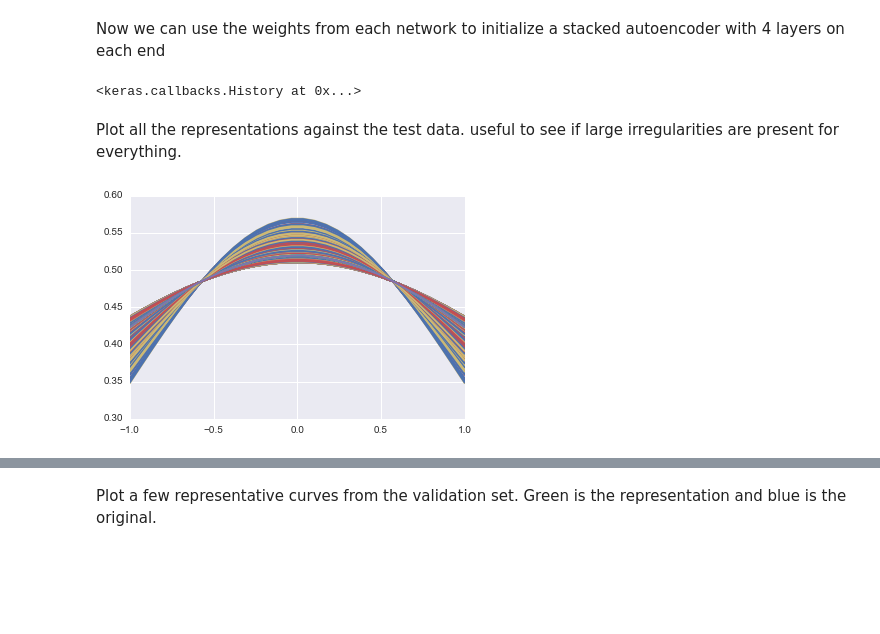
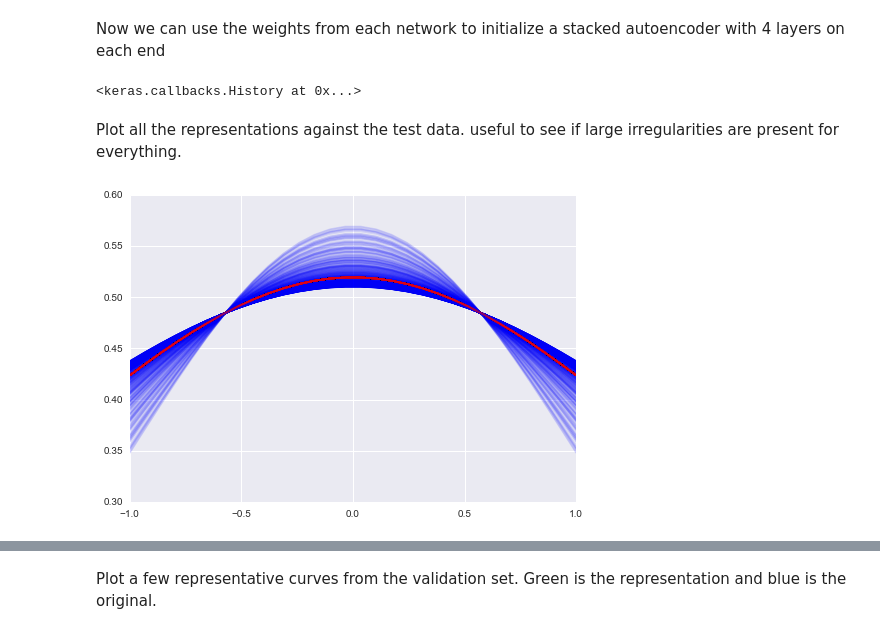
Before and after one commit to efrubin/SpringJP-Autoencoders, a Jupyter notebook: Pretraining Autoencoders for the Toy Problem.ipynb, the cells around one changed output, grey strips where cells are left out. Saved outputs shown, nothing was run; the diff lists cells and outputs as text; code cells hidden in the pictures; blank space fills up the shorter version.

```diff
--- a/Pretraining Autoencoders for the Toy Problem.ipynb
+++ b/Pretraining Autoencoders for the Toy Problem.ipynb
@@ -102,30 +113,40 @@ h4 = model4.predict(h3)
 # %% [markdown]
 Now we can use the weights from each network to initialize a stacked autoencoder with 4 layers on each end
 # %%
+%%capture
+from exceptions import AttributeError
+from keras.layers import Activation
 W1 = ae1.get_weights()
 W2 = ae2.get_weights()
 W3 = ae3.get_weights()
 W4 = ae4.get_weights()
 
 encoder = containers.Sequential()
-encoder.add(Dense(output_dim = 30, input_dim = 61, weights=W1[0:2]))
-encoder.add(Dense(output_dim = 15, weights = W2[0:2], activation='sigmoid'))
-encoder.add(Dense(output_dim = 7, weights = W3[0:2], activation='sigmoid'))
-encoder.add(Dense(output_dim = 3, weights = W4[0:2], activation='sigmoid'))
+encoder.add(Dense(output_dim = DIMS[1], input_dim = DIMS[0], weights=W1[0:2], activation='linear'))
+encoder.add(Activation('linear', name = 'linear'))
+encoder.add(Dense(output_dim = DIMS[2], weights = W2[0:2]))
+encoder.add(Activation(ACT, name=ACT))
+encoder.add(Dense(output_dim = DIMS[3], weights = W3[0:2]))
+encoder.add(Activation(ACT, name=ACT))
+encoder.add(Dense(output_dim = DIMS[4], weights = W4[0:2]))
+encoder.add(Activation(ACT, name=ACT))
 
 decoder = containers.Sequential()
-decoder.add(Dense(output_dim = 7, input_dim = 3, weights = W4[2:4], activation='sigmoid'))
-decoder.add(Dense(output_dim = 15, weights = W3[2:4], activation='sigmoid'))
-decoder.add(Dense(output_dim = 30, weights = W2[2:4], activation='sigmoid'))
-decoder.add(Dense(output_dim = 61, weights = W1[2:4]))
+decoder.add(Dense(output_dim = DIMS[3], input_dim = DIMS[4], weights = W4[2:4]))
+decoder.add(Activation(ACT, name = ACT))
+decoder.add(Dense(output_dim = DIMS[2], weights = W3[2:4]))
+decoder.add(Activation(ACT, name = ACT))
+decoder.add(Dense(output_dim = DIMS[1], weights = W2[2:4]))
+decoder.add(Activation(ACT, name = ACT))
+decoder.add(Dense(output_dim = DIMS[0], weights = W1[2:4], activation='linear'))
 
-masterAE = AutoEncoder(encoder=encoder, decoder=decoder, output_reconstruction=True)
+masterAE = AutoEncoder(encoder=encoder, decoder=decoder)
 masterModel = models.Sequential()
 masterModel.add(masterAE)
+
+masterModel.compile(optimizer='sgd', loss='mse')
+masterModel.fit(X_train, X_train, nb_epoch=100, callbacks = [callbacks.TensorBoard(log_dir='./logs', histogram_freq=0)])
+# %% [output]
+<keras.callbacks.History at 0x...>
-# %%
-masterModel.compile(optimizer='sgd', loss='mse')
-masterModel.fit(X_train, X_train, nb_epoch=100)
-# %% [output]
-<keras.callbacks.History at 0x...>
 # %%
 representations = masterModel.predict(X_test)
@@ -133,9 +155,11 @@ representations = masterModel.predict(X_test)
 Plot all the representations against the test data.  useful to see if large irregularities are present for everything.
 # %%
 plt.figure()
+x_range = np.linspace(-1,1,30)
 for i in range(len(X_test)):
-    plt.plot(X_test[i][0:30], X_test[i][30:60])
-    plt.plot(representations[i][0:30], representations[i][30:60])
+    test = plt.plot(x_range, X_test[i][0:30], color='b', alpha=0.1)
+    rep = plt.plot(x_range, representations[i][0:30], color='r', alpha=0.1)
+
 plt.show()
 # %% [output]
-[figure, old version]
+[figure, new version]
```
Also changed, not shown: parts of 18 cells of this notebook, 20 other files.
